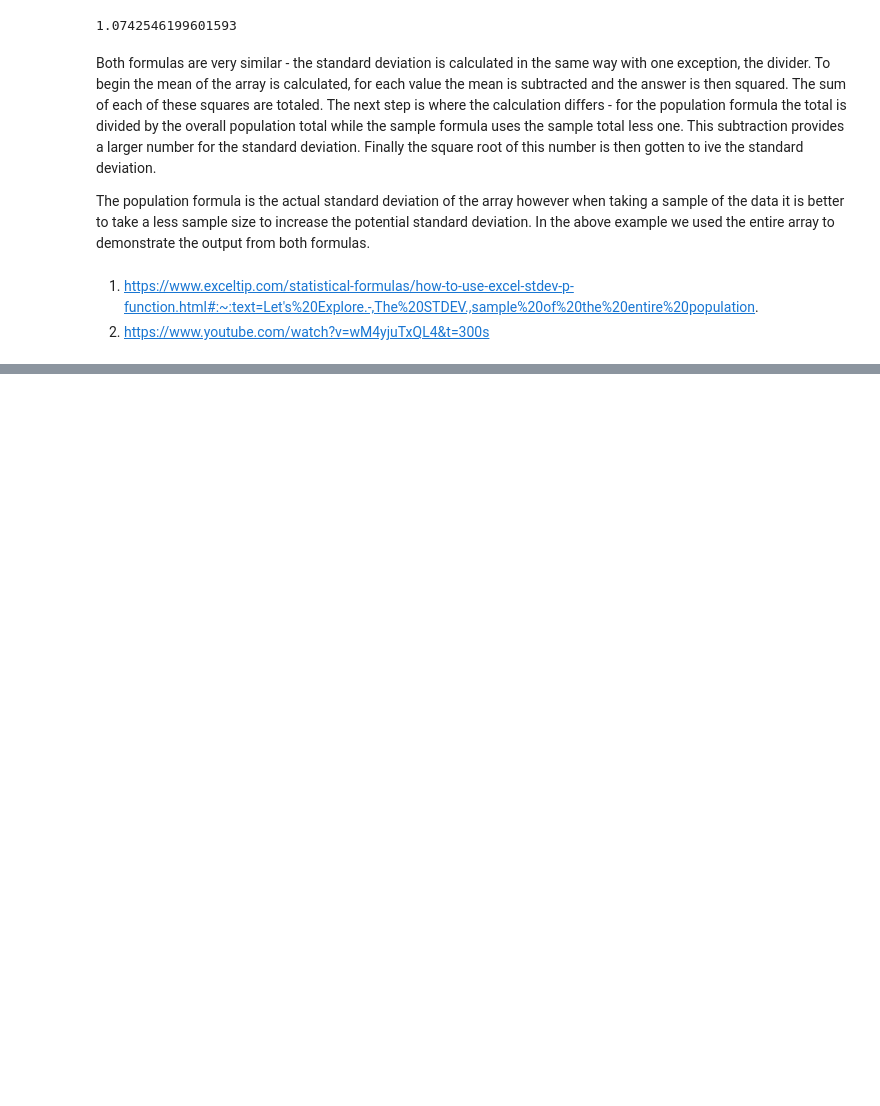
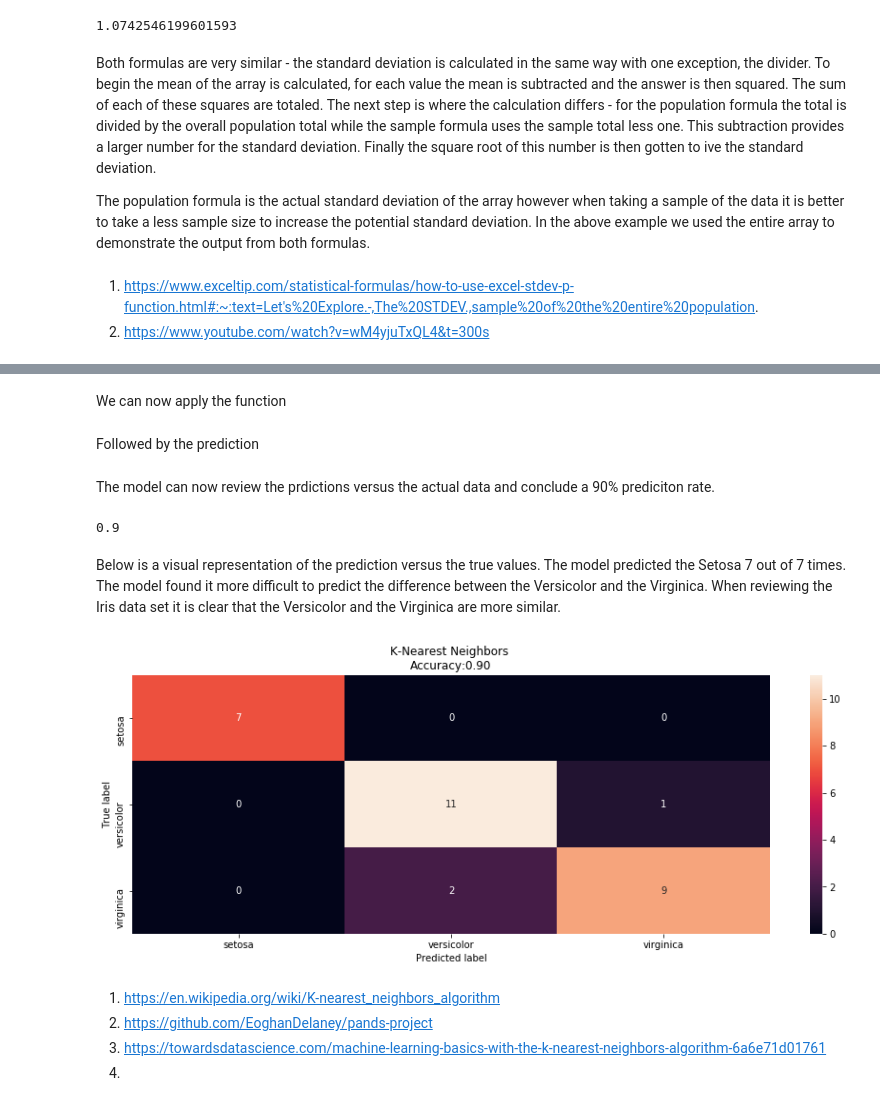
Before and after one commit to EoghanDelaney/ML-Tasks-2020, a Jupyter notebook: ML-Tasks-2020.ipynb, the cells around one changed output, grey strips where cells are left out. Saved outputs shown, nothing was run; the diff lists cells and outputs as text; code cells hidden in the pictures; blank space fills up the shorter version.

```diff
--- a/ML-Tasks-2020.ipynb
+++ b/ML-Tasks-2020.ipynb
@@ -356,0 +354,41 @@ Text(0.5, 1.0, 'Predicted')
+# %%
+X = df.values[:,0:4]
+Y = df.values[:,4]
+# %%
+# X_train - Measurements to train the algorithm
+# Y_train - Target to also train the algorithm
+# X_validation - To test the measurements
+# Y_validation - To test the target
+X_train, X_validation, Y_train, Y_validation = model_selection.train_test_split(X, Y, test_size=0.20, random_state=7)
+# %% [markdown]
+We can now apply the function
+# %%
+knc = KNeighborsClassifier(n_neighbors=3).fit(X_train, Y_train)
+# %% [markdown]
+Followed by the prediction
+# %%
+pred = knc.predict(X_validation)
+# %% [markdown]
+The model can now review the prdictions versus the actual data and conclude a 90% prediciton rate.
+# %%
+metrics.accuracy_score(Y_validation,pred)
+# %% [output]
+0.9
+# %% [markdown]
+Below is a visual representation of the prediction versus the true values. The model predicted the Setosa 7 out of 7 times. The model found it more difficult to predict the difference between the Versicolor and the Virginica. When reviewing the Iris data set it is clear that the Versicolor and the Virginica are more similar.
+# %%
+cm = confusion_matrix(Y_validation,pred)
+cm_df = pd.DataFrame(cm,index = ['setosa','versicolor','virginica'], columns = ['setosa','versicolor','virginica'])
+plt.figure(figsize=(15,5))
+sns.heatmap(cm_df, annot=True)
+plt.title( 'K-Nearest Neighbors' + ' \nAccuracy:{0:.2f}'.format(metrics.accuracy_score(Y_validation,pred)))
+plt.ylabel('True label')
+plt.xlabel('Predicted label')
+plt.show()
+# %% [output]
+[figure, added]
+# %% [markdown]
+1. https://en.wikipedia.org/wiki/K-nearest_neighbors_algorithm
+2. https://github.com/EoghanDelaney/pands-project
+3. https://towardsdatascience.com/machine-learning-basics-with-the-k-nearest-neighbors-algorithm-6a6e71d01761
+4.
```
Also changed, not shown: parts of 23 cells of this notebook, 2 other files.
